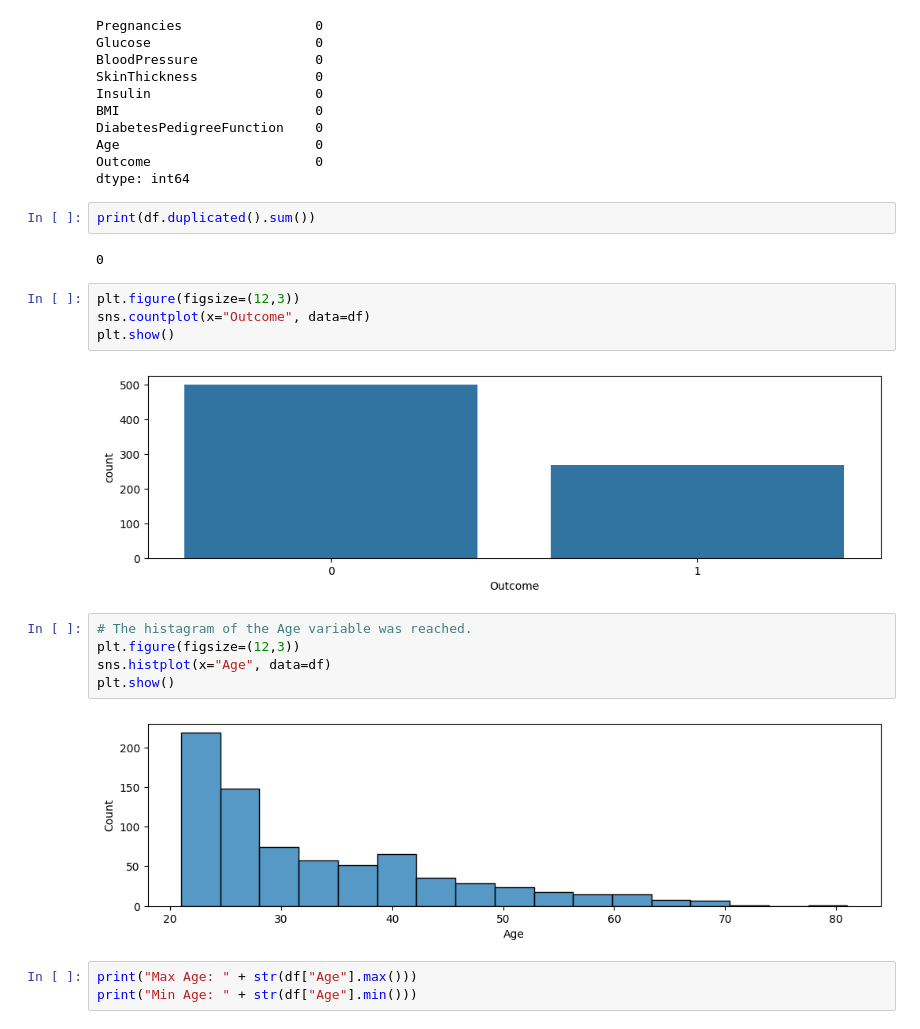
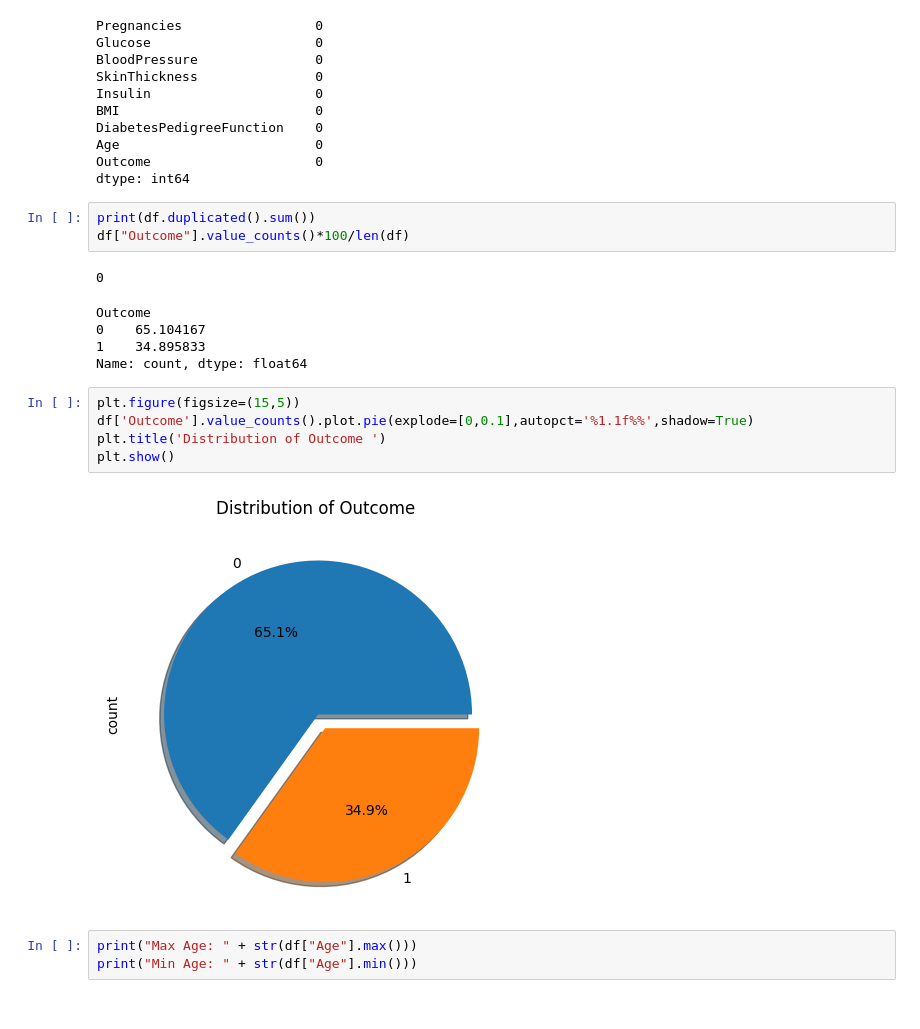
Before and after one commit to sirajwahaj/diabetesPrediction, a Jupyter notebook: diabetes.ipynb, the cells around one changed output. Cells and saved outputs as stored; diff of their text form.

```diff
--- a/diabetes.ipynb
+++ b/diabetes.ipynb
@@ -60,21 +62,20 @@ Outcome                     0
 dtype: int64
 # %%
 print(df.duplicated().sum())
+df["Outcome"].value_counts()*100/len(df)
 # %% [output]
 0
+Outcome
+0    65.104167
+1    34.895833
+Name: count, dtype: float64
-# %%
-plt.figure(figsize=(12,3))
-sns.countplot(x="Outcome", data=df)
-plt.show()
-# %% [output]
-[figure, removed]
-# %%
-# The histagram of the Age variable was reached.
-plt.figure(figsize=(12,3))
-sns.histplot(x="Age", data=df)
-plt.show()
-# %% [output]
-[figure, removed]
+# %%
+plt.figure(figsize=(15,5))
+df['Outcome'].value_counts().plot.pie(explode=[0,0.1],autopct='%1.1f%%',shadow=True)
+plt.title('Distribution of Outcome ')
+plt.show()
+# %% [output]
+[figure, added]
 # %%
 print("Max Age: " + str(df["Age"].max()))
 print("Min Age: " + str(df["Age"].min()))
```
Also changed, not shown: parts of 28 cells of this notebook, 3 other files.
